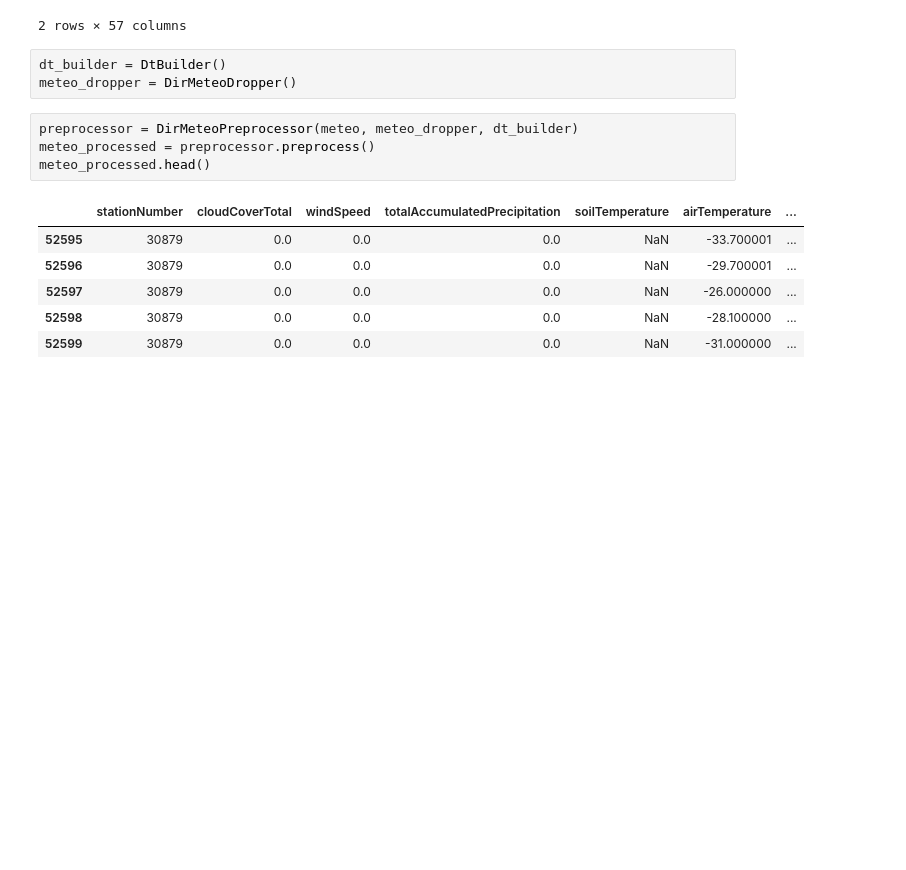
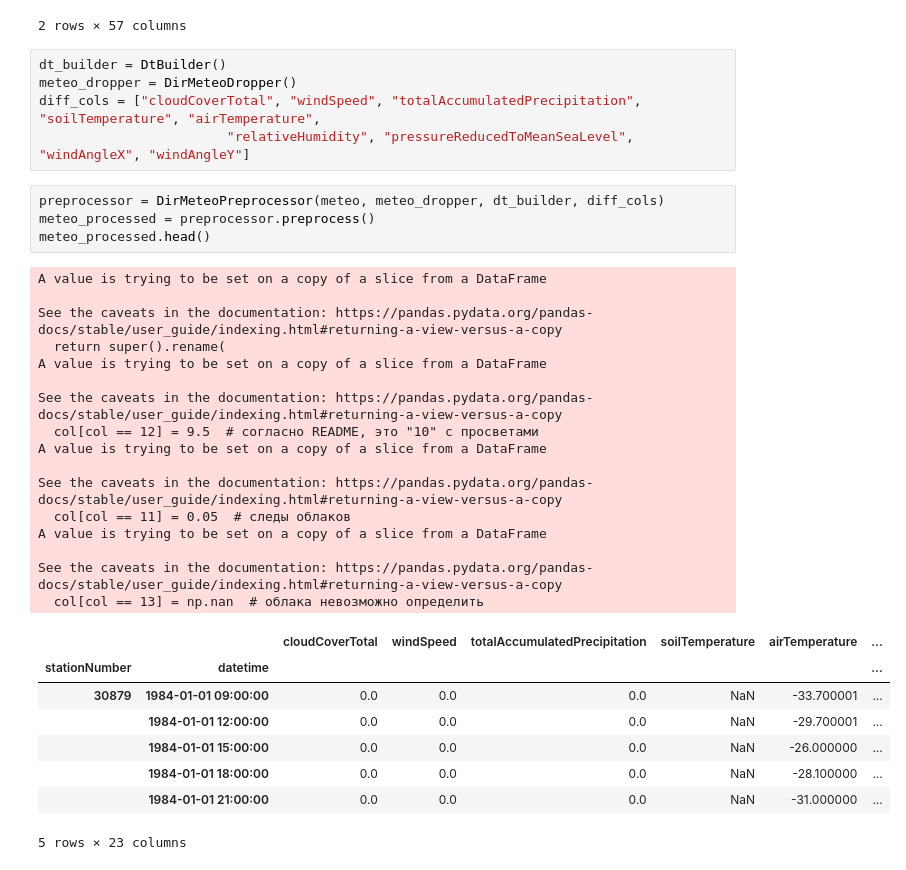
Before and after one commit to ProtsenkoAI/aij-2020-flood, a Jupyter notebook: aij_flood/research_notebooks/full_fe.ipynb, the cells around one changed output. Drawn from its saved outputs; the diff is of its cells as text; blank space fills up the shorter version.

Commit message:
did a lot in features. Started to write StationFeaturesManager

```diff
--- a/aij_flood/research_notebooks/full_fe.ipynb
+++ b/aij_flood/research_notebooks/full_fe.ipynb
@@ -132,17 +102,37 @@ meteo.head(2)
 | 52595 | 30879 | 1984 | 1 | 1 | 0 | 1984 | 1 | 1 | 3 | ... |
 | 52596 | 30879 | 1984 | 1 | 1 | 3 | 1984 | 1 | 1 | 6 | ... |
 2 rows × 57 columns
-# %%
-dt_builder = DtBuilder()
-meteo_dropper = DirMeteoDropper()
+# %%
+dt_builder = DtBuilder()
+meteo_dropper = DirMeteoDropper()
+diff_cols = ["cloudCoverTotal", "windSpeed", "totalAccumulatedPrecipitation", "soilTemperature", "airTemperature",
+                        "relativeHumidity", "pressureReducedToMeanSeaLevel", "windAngleX", "windAngleY"]
 # %%
-preprocessor = DirMeteoPreprocessor(meteo, meteo_dropper, dt_builder)
+preprocessor = DirMeteoPreprocessor(meteo, meteo_dropper, dt_builder, diff_cols)
 meteo_processed = preprocessor.preprocess()
 meteo_processed.head()
 # %% [output]
+A value is trying to be set on a copy of a slice from a DataFrame
+
+See the caveats in the documentation: https://pandas.pydata.org/pandas-docs/stable/user_guide/indexing.html#returning-a-view-versus-a-copy
+  return super().rename(
+A value is trying to be set on a copy of a slice from a DataFrame
+
+See the caveats in the documentation: https://pandas.pydata.org/pandas-docs/stable/user_guide/indexing.html#returning-a-view-versus-a-copy
+  col[col == 12] = 9.5  # согласно README, это "10" с просветами
+A value is trying to be set on a copy of a slice from a DataFrame
+
+See the caveats in the documentation: https://pandas.pydata.org/pandas-docs/stable/user_guide/indexing.html#returning-a-view-versus-a-copy
+  col[col == 11] = 0.05  # следы облаков
+A value is trying to be set on a copy of a slice from a DataFrame
+
+See the caveats in the documentation: https://pandas.pydata.org/pandas-docs/stable/user_guide/indexing.html#returning-a-view-versus-a-copy
+  col[col == 13] = np.nan  # облака невозможно определить
-|  | stationNumber | cloudCoverTotal | windSpeed | totalAccumulatedPrecipitation | soilTemperature | airTemperature | ... |
-| 52595 | 30879 | 0.0 | 0.0 | 0.0 | NaN | -33.700001 | ... |
-| 52596 | 30879 | 0.0 | 0.0 | 0.0 | NaN | -29.700001 | ... |
-| 52597 | 30879 | 0.0 | 0.0 | 0.0 | NaN | -26.000000 | ... |
-| 52598 | 30879 | 0.0 | 0.0 | 0.0 | NaN | -28.100000 | ... |
-| 52599 | 30879 | 0.0 | 0.0 | 0.0 | NaN | -31.000000 | ... |
+|  |  | cloudCoverTotal | windSpeed | totalAccumulatedPrecipitation | soilTemperature | airTemperature | ... |
+| stationNumber | datetime |  |  |  |  |  | ... |
+| 30879 | 1984-01-01 09:00:00 | 0.0 | 0.0 | 0.0 | NaN | -33.700001 | ... |
+|  | 1984-01-01 12:00:00 | 0.0 | 0.0 | 0.0 | NaN | -29.700001 | ... |
+|  | 1984-01-01 15:00:00 | 0.0 | 0.0 | 0.0 | NaN | -26.000000 | ... |
+|  | 1984-01-01 18:00:00 | 0.0 | 0.0 | 0.0 | NaN | -28.100000 | ... |
+|  | 1984-01-01 21:00:00 | 0.0 | 0.0 | 0.0 | NaN | -31.000000 | ... |
+5 rows × 23 columns
```
Also changed, not shown: parts of 30 cells of this notebook, 19 other files.
